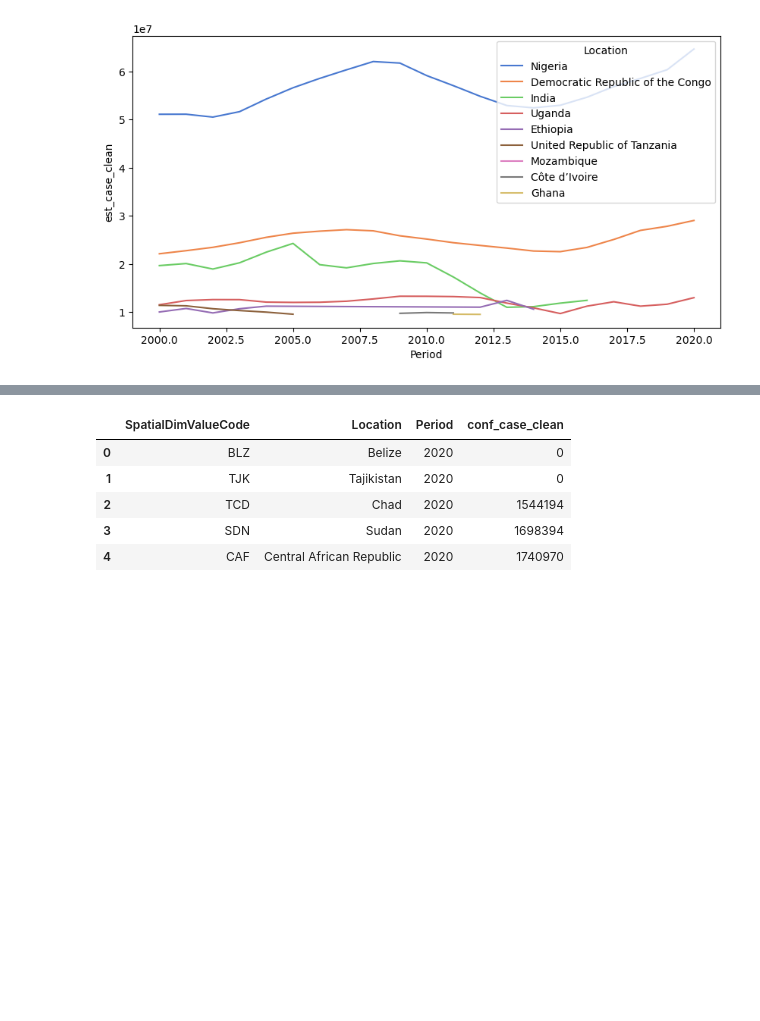
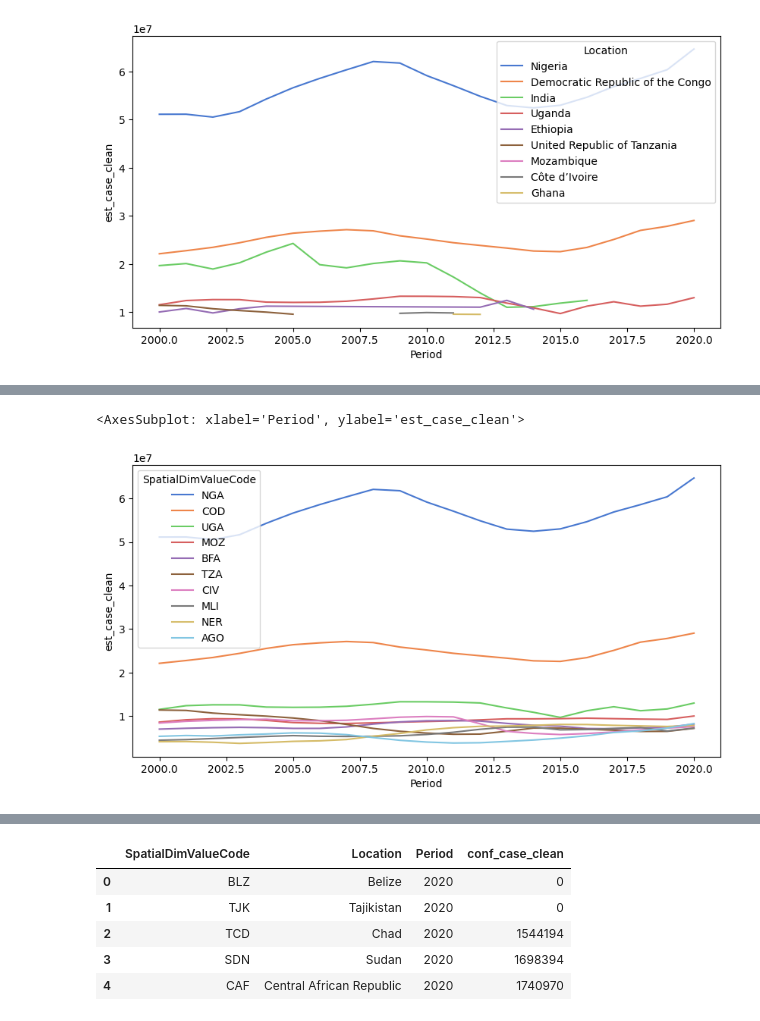
Before and after one commit to fetterollie/Malaria-Data-Exploration, a Jupyter notebook: index.ipynb, the cells around one changed output, grey strips where cells are left out. Saved outputs shown, nothing was run; the diff lists cells and outputs as text; code cells hidden in the pictures; blank space fills up the shorter version.

```diff
--- a/index.ipynb
+++ b/index.ipynb
@@ -617,0 +645,9 @@ list(sorted_est_death_df.loc[sorted_est_death_df['Period'] == 2020].Location.hea
+# %%
+# plotting estimated cases 2000-2020
+
+fig, ax = plt.subplots(figsize=(10, 5))
+sns.lineplot(data=sorted_est_death_df.loc[sorted_est_death_df['SpatialDimValueCode'].isin(
+    ['NGA', 'COD', 'TZA', 'MOZ', 'UGA', 'BFA', 'MLI', 'NER', 'AGO', 'CIV'])], x='Period', y='est_case_clean', hue='SpatialDimValueCode', palette='muted')
+# %% [output]
+<AxesSubplot: xlabel='Period', ylabel='est_case_clean'>
+[figure, added]
```
Also changed, not shown: parts of 43 cells of this notebook.
